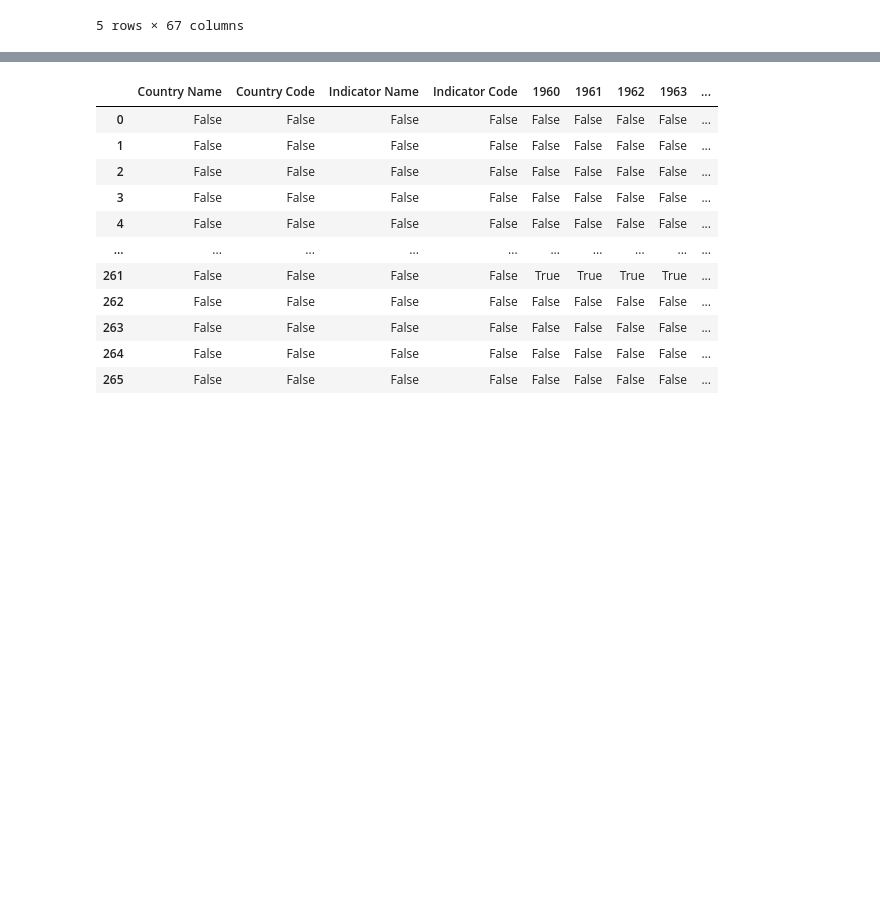
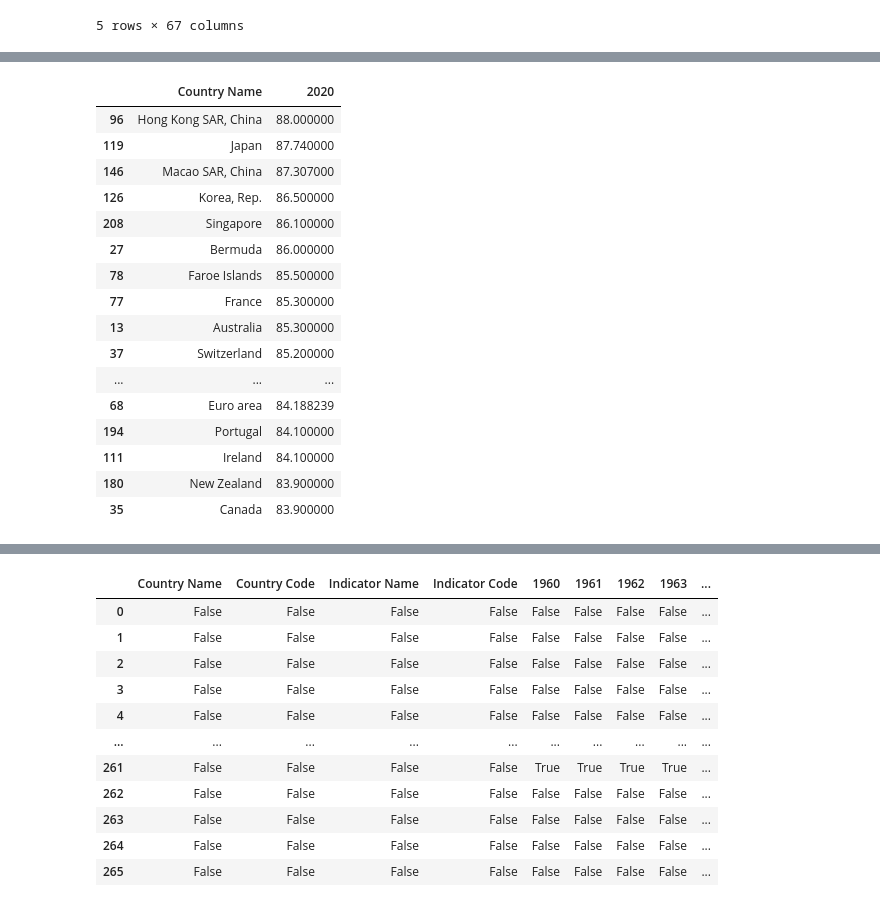
Before and after one commit to nogibjj/data-science-projects, a Jupyter notebook: projects/life-expectency.ipynb, the cells around one changed output, grey strips where cells are left out. Drawn from its saved outputs; the diff is of its cells as text; code cells hidden in the pictures; blank space fills up the shorter version.

```diff
--- a/projects/life-expectency.ipynb
+++ b/projects/life-expectency.ipynb
@@ -13,3 +13,6 @@ df.head()
 | 3 | Africa Western and Central | AFW | Life expectancy at birth, total (... | SP.DYN.LE00.IN | 37.205380 | 37.632546 | 38.052612 | 38.463746 | ... |
 | 4 | Angola | AGO | Life expectancy at birth, total (... | SP.DYN.LE00.IN | 37.524000 | 37.811000 | 38.113000 | 38.430000 | ... |
 5 rows × 67 columns
+# %%
+fle = pd.read_csv("fle2022.csv")
+df.head()
@@ -15,0 +40,20 @@ df.head()
+# %%
+fle[["Country Name", "2020"]].sort_values(by="2020", ascending=False).head(25)
+# %% [output]
+|  | Country Name | 2020 |
+| 96 | Hong Kong SAR, China | 88.000000 |
+| 119 | Japan | 87.740000 |
+| 146 | Macao SAR, China | 87.307000 |
+| 126 | Korea, Rep. | 86.500000 |
+| 208 | Singapore | 86.100000 |
+| 27 | Bermuda | 86.000000 |
+| 78 | Faroe Islands | 85.500000 |
+| 77 | France | 85.300000 |
+| 13 | Australia | 85.300000 |
+| 37 | Switzerland | 85.200000 |
+| ... | ... | ... |
+| 68 | Euro area | 84.188239 |
+| 194 | Portugal | 84.100000 |
+| 111 | Ireland | 84.100000 |
+| 180 | New Zealand | 83.900000 |
+| 35 | Canada | 83.900000 |
```
Also changed, not shown: parts of 5 cells of this notebook, 3 other files.
